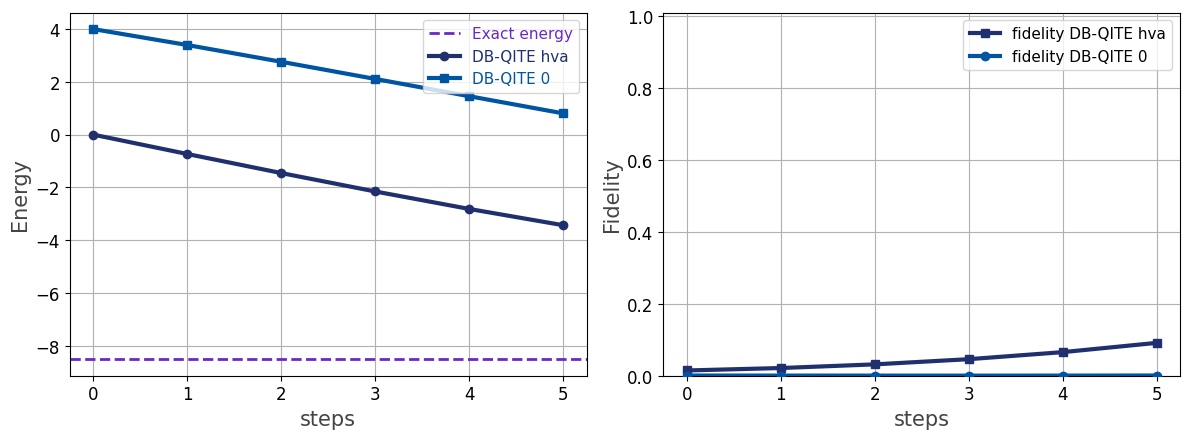
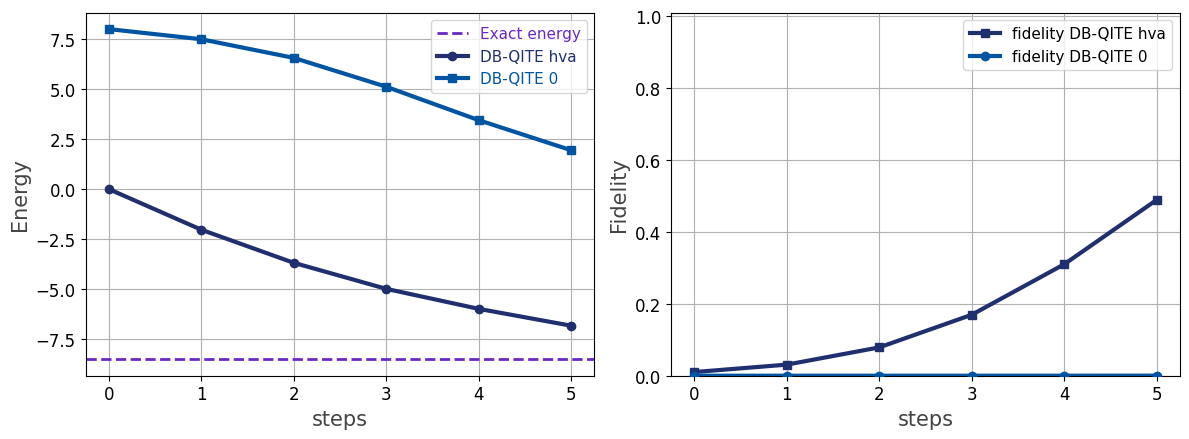
Unified diff of the notebook cell whose output changed from the first chart to the second:
--- before
+++ after
@@ -24,5 +24,5 @@
 ax2.grid()
 
-#plt.savefig(f'TFIM_N{n_qubits}_J{J}_h{h}_steps{steps}_DBF_results.png', dpi=300, bbox_inches='tight')
+plt.savefig(f'TFIM_N{n_qubits}_J{J}_h{h}_steps{steps}_DBF_results.png', dpi=300, bbox_inches='tight')
 plt.tight_layout()
 plt.show()

Commit: corrected dbf result for tfim